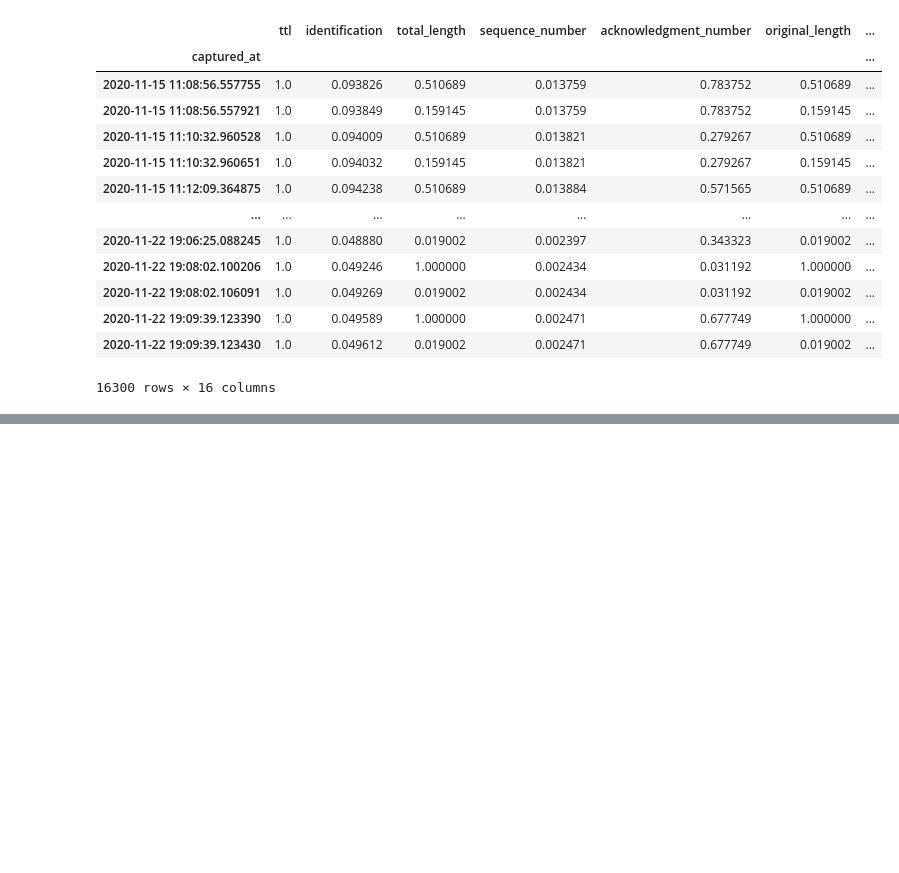
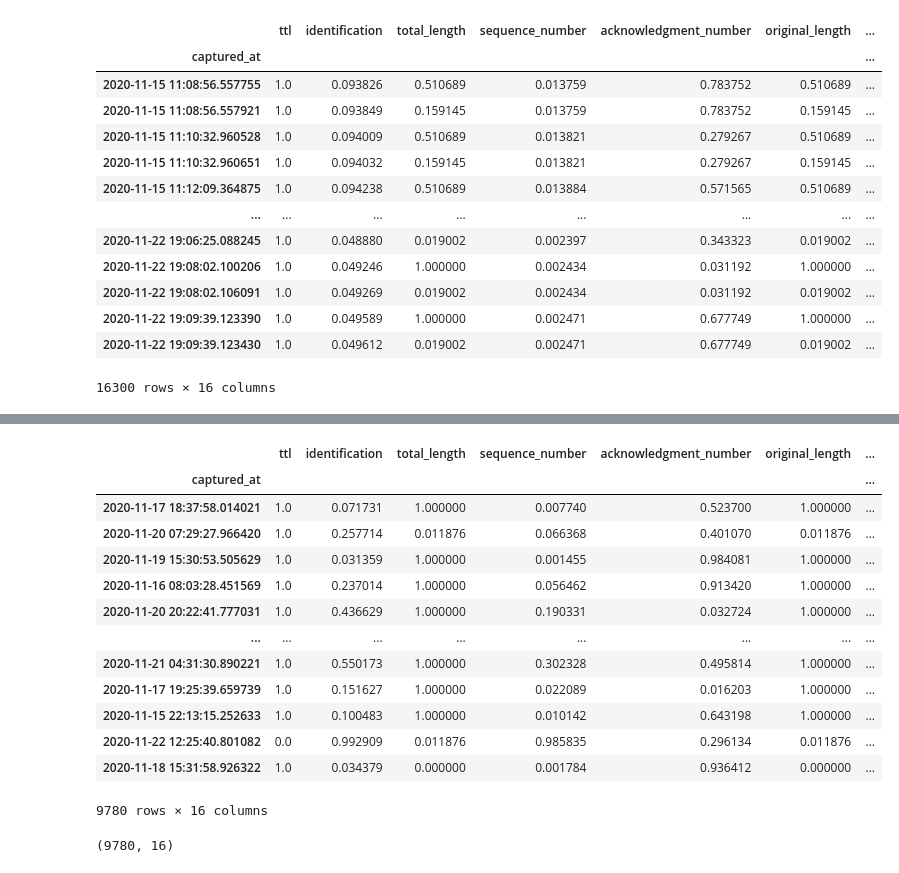
Before and after one commit to LRAbbade/IoT_anomaly_detection, a Jupyter notebook: training.ipynb, the cells around one changed output, grey strips where cells are left out. Saved outputs shown, nothing was run; the diff lists cells and outputs as text; code cells hidden in the pictures; blank space fills up the shorter version.

```diff
--- a/training.ipynb
+++ b/training.ipynb
@@ -79,0 +88,2 @@ normalization_values.json preped_dataset.parquet
+# %%
+df = pd.read_parquet('normalized_data.parquet')
@@ -79,0 +121,2 @@ normalization_values.json preped_dataset.parquet
+# %%
+y = np.zeros(len(df))
@@ -79,0 +125,21 @@ normalization_values.json preped_dataset.parquet
+# %%
+X_train
+# %% [output]
+|  | ttl | identification | total_length | sequence_number | acknowledgment_number | original_length | ... |
+| captured_at |  |  |  |  |  |  | ... |
+| 2020-11-17 18:37:58.014021 | 1.0 | 0.071731 | 1.000000 | 0.007740 | 0.523700 | 1.000000 | ... |
+| 2020-11-20 07:29:27.966420 | 1.0 | 0.257714 | 0.011876 | 0.066368 | 0.401070 | 0.011876 | ... |
+| 2020-11-19 15:30:53.505629 | 1.0 | 0.031359 | 1.000000 | 0.001455 | 0.984081 | 1.000000 | ... |
+| 2020-11-16 08:03:28.451569 | 1.0 | 0.237014 | 1.000000 | 0.056462 | 0.913420 | 1.000000 | ... |
+| 2020-11-20 20:22:41.777031 | 1.0 | 0.436629 | 1.000000 | 0.190331 | 0.032724 | 1.000000 | ... |
+| ... | ... | ... | ... | ... | ... | ... | ... |
+| 2020-11-21 04:31:30.890221 | 1.0 | 0.550173 | 1.000000 | 0.302328 | 0.495814 | 1.000000 | ... |
+| 2020-11-17 19:25:39.659739 | 1.0 | 0.151627 | 1.000000 | 0.022089 | 0.016203 | 1.000000 | ... |
+| 2020-11-15 22:13:15.252633 | 1.0 | 0.100483 | 1.000000 | 0.010142 | 0.643198 | 1.000000 | ... |
+| 2020-11-22 12:25:40.801082 | 0.0 | 0.992909 | 0.011876 | 0.985835 | 0.296134 | 0.011876 | ... |
+| 2020-11-18 15:31:58.926322 | 1.0 | 0.034379 | 0.000000 | 0.001784 | 0.936412 | 0.000000 | ... |
+9780 rows × 16 columns
+# %%
+X_train.shape
+# %% [output]
+(9780, 16)
```
Also changed, not shown: parts of 44 cells of this notebook.
